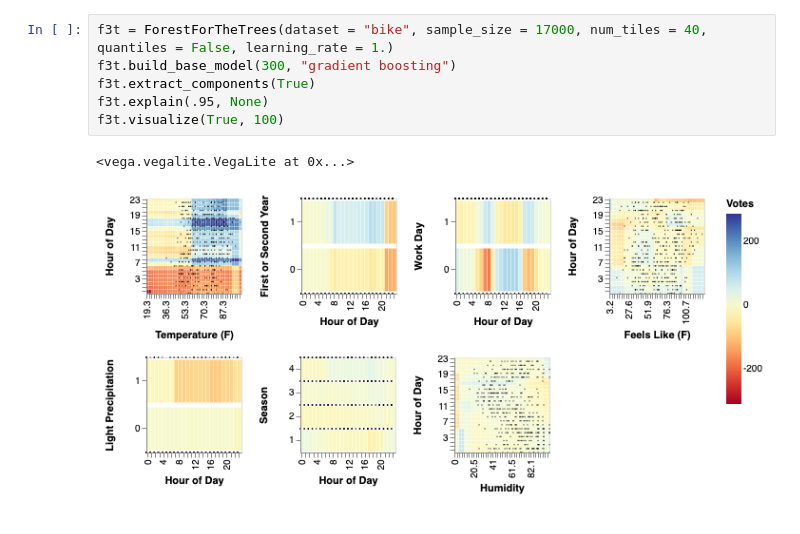
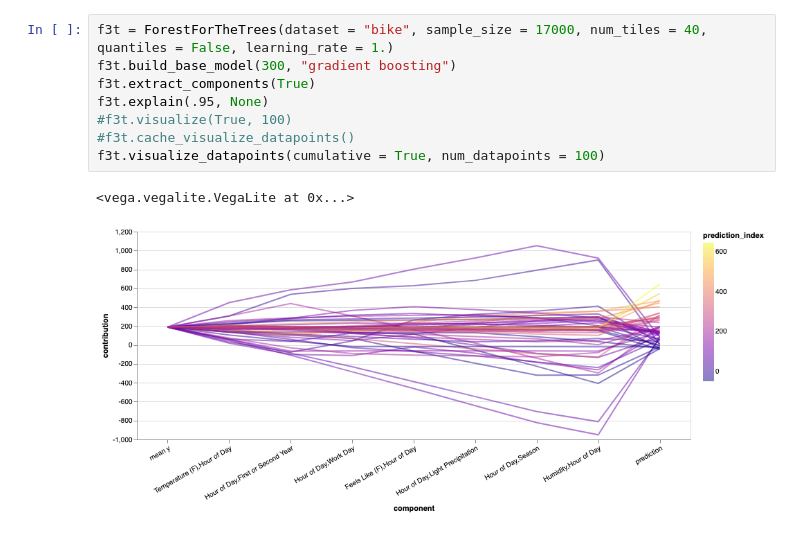
Before and after one commit to MattJBritton/ForestfortheTrees, a Jupyter notebook: developmentWorkbook.ipynb, the cells around one changed output. Cells and saved outputs as stored; diff of their text form.

```diff
--- a/developmentWorkbook.ipynb
+++ b/developmentWorkbook.ipynb
@@ -719,9 +883,11 @@ class ForestForTheTrees:
 # %%
 f3t = ForestForTheTrees(dataset = "bike", sample_size = 17000, num_tiles = 40, quantiles = False, learning_rate = 1.)
 f3t.build_base_model(300, "gradient boosting")
 f3t.extract_components(True)
 f3t.explain(.95, None)
-f3t.visualize(True, 100)
+#f3t.visualize(True, 100)
+#f3t.cache_visualize_datapoints()
+f3t.visualize_datapoints(cumulative = True, num_datapoints = 100)
 # %% [output]
 <vega.vegalite.VegaLite at 0x...>
-[figure, old version]
+[figure, new version]
```
Also changed, not shown: parts of 6 cells of this notebook.
